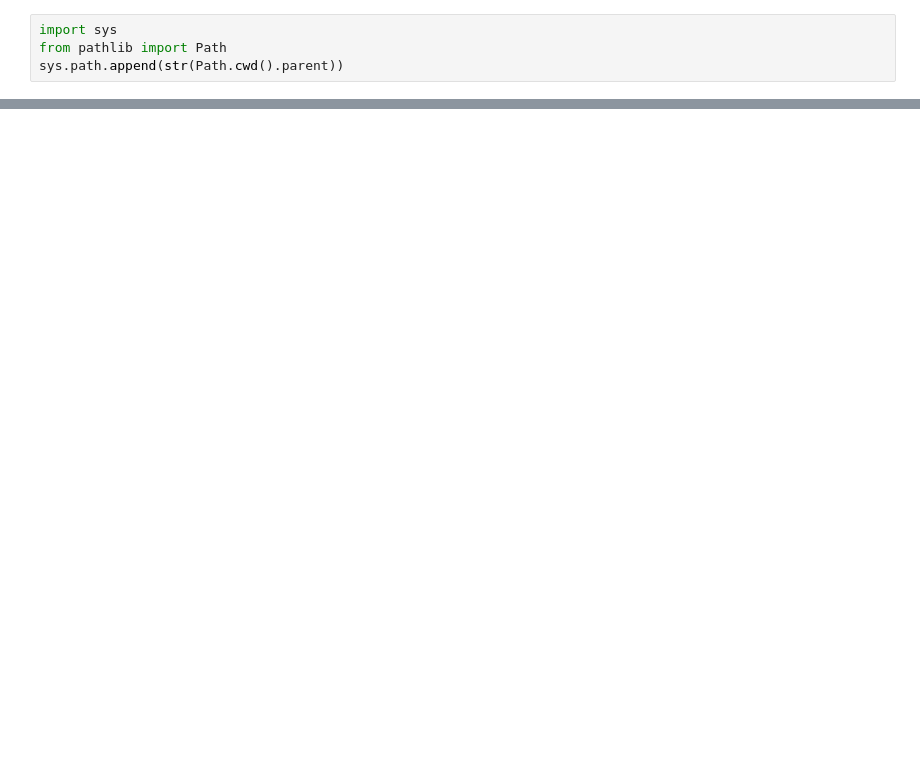
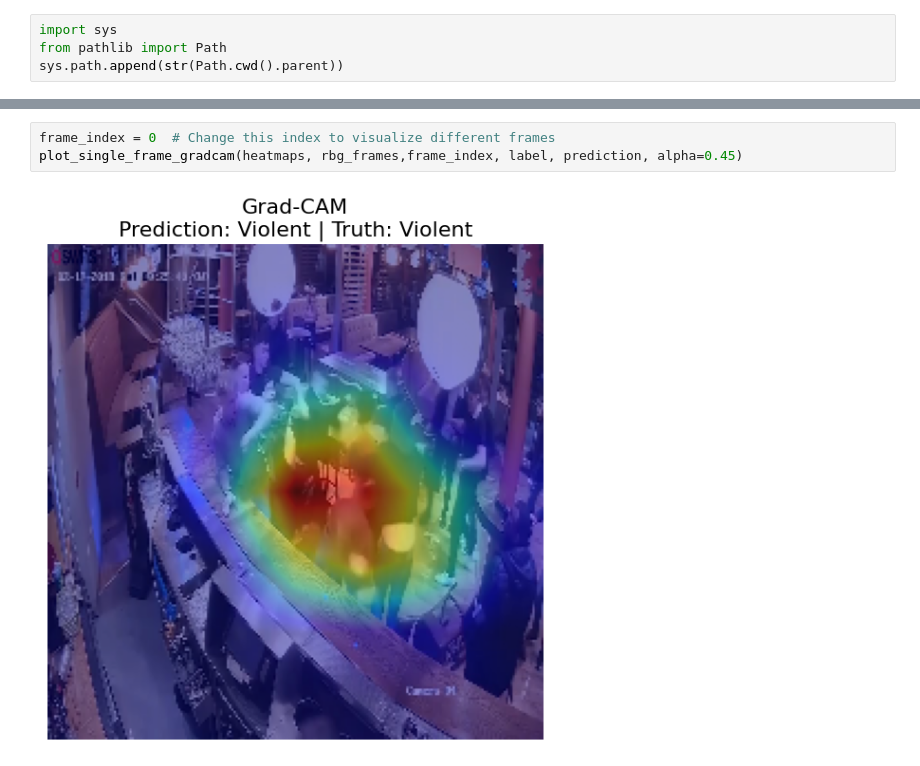
Before and after one commit to maxim-pre/violence-detection-dissertation, a Jupyter notebook: notebooks/07-gradcam.ipynb, the cells around one changed output, grey strips where cells are left out. Drawn from its saved outputs; the diff is of its cells as text; blank space fills up the shorter version.

```diff
--- a/notebooks/07-gradcam.ipynb
+++ b/notebooks/07-gradcam.ipynb
@@ -53 +68,6 @@ Using cuda:2 with 20.37 GB free
+# %%
+frame_index = 0  # Change this index to visualize different frames
+plot_single_frame_gradcam(heatmaps, rbg_frames,frame_index, label, prediction, alpha=0.45)
+# %% [output]
+[figure, added]
 # %%
```
Also changed, not shown: parts of 6 cells of this notebook, 8 other files.
